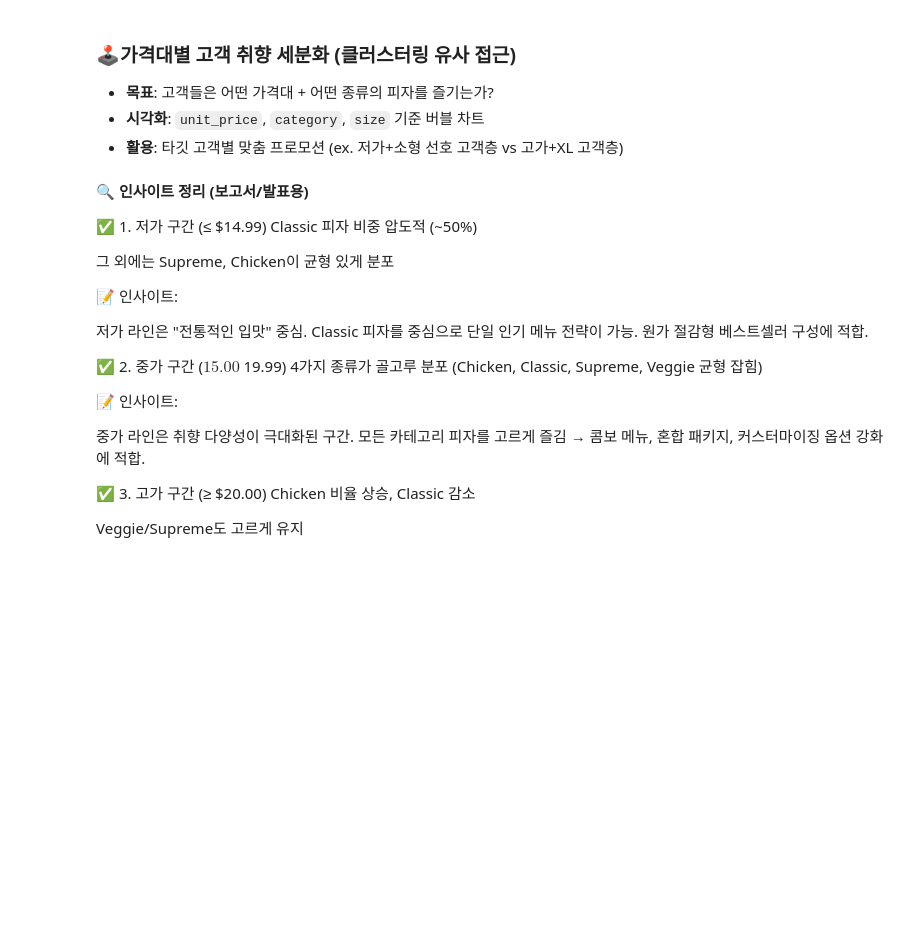
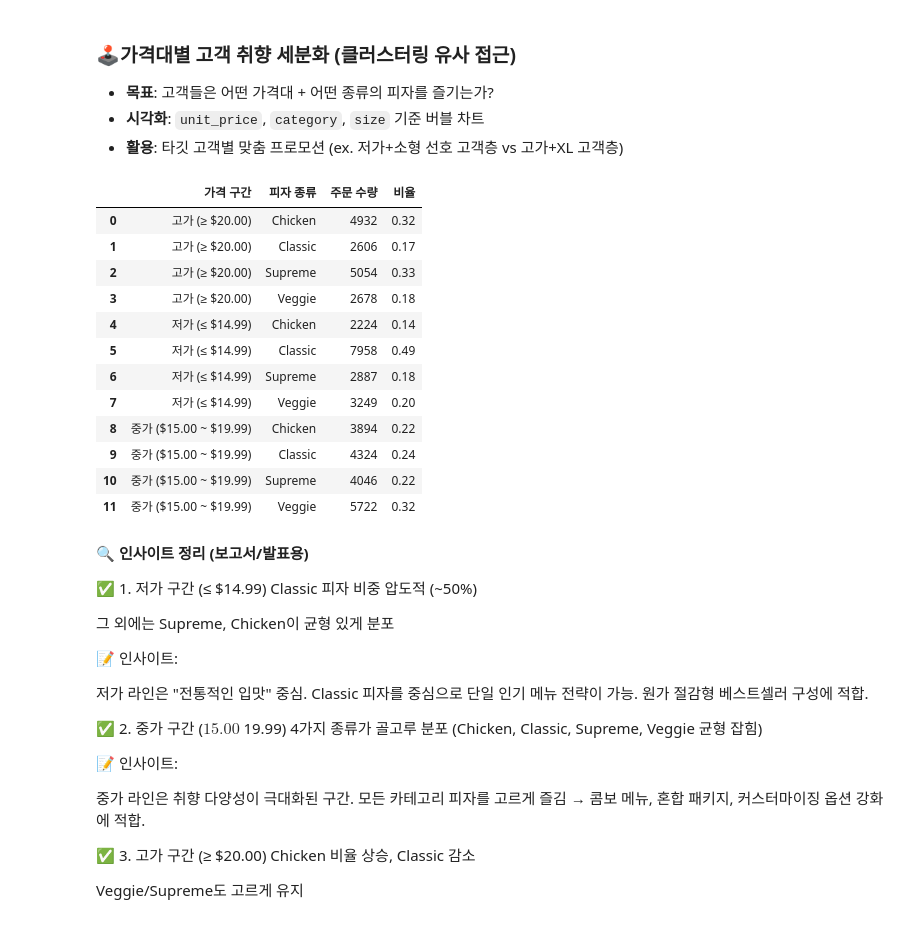
Before and after one commit to Lesly-kim/Mid_Project, a Jupyter notebook: EDA/EDA.ipynb, the cells around one changed output. Drawn from its saved outputs; the diff is of its cells as text; code cells hidden in the pictures; blank space fills up the shorter version.

```diff
--- a/EDA/EDA.ipynb
+++ b/EDA/EDA.ipynb
@@ -112,25 +175,39 @@ plt.show()
 # %%
 # 가격 구간화
 
 def 가격구간(가격):
     if 가격 <= 14.99:
         return '저가 (≤ $14.99)'
     elif 15.00 <= 가격 <= 19.99:
         return '중가 ($15.00 ~ $19.99)'
     else:
         return '고가 (≥ $20.00)'
 
 # 단가 기준으로 구간 분류
 df['가격 구간'] = df['단가'].apply(가격구간)
 
 # 가격 구간 + 피자 종류별 수량 합계
 grouped = df.groupby(['가격 구간', '피자 종류'])['주문 수량'].sum().reset_index()
 
 # 각 가격 구간에서 총 수량 기준으로 비율 계산
 grouped['비율'] = grouped.groupby('가격 구간')['주문 수량'].transform(lambda x: round(x / x.sum(), 2))
 grouped
 
-grouped.to_csv('가격대별 피자 종류 분석', index = False, encoding = 'utf-8-sig')
+# grouped.to_csv('가격대별 피자 종류 분석', index = False, encoding = 'utf-8-sig')
+# %% [output]
+|  | 가격 구간 | 피자 종류 | 주문 수량 | 비율 |
+| 0 | 고가 (≥ $20.00) | Chicken | 4932 | 0.32 |
+| 1 | 고가 (≥ $20.00) | Classic | 2606 | 0.17 |
+| 2 | 고가 (≥ $20.00) | Supreme | 5054 | 0.33 |
+| 3 | 고가 (≥ $20.00) | Veggie | 2678 | 0.18 |
+| 4 | 저가 (≤ $14.99) | Chicken | 2224 | 0.14 |
+| 5 | 저가 (≤ $14.99) | Classic | 7958 | 0.49 |
+| 6 | 저가 (≤ $14.99) | Supreme | 2887 | 0.18 |
+| 7 | 저가 (≤ $14.99) | Veggie | 3249 | 0.20 |
+| 8 | 중가 ($15.00 ~ $19.99) | Chicken | 3894 | 0.22 |
+| 9 | 중가 ($15.00 ~ $19.99) | Classic | 4324 | 0.24 |
+| 10 | 중가 ($15.00 ~ $19.99) | Supreme | 4046 | 0.22 |
+| 11 | 중가 ($15.00 ~ $19.99) | Veggie | 5722 | 0.32 |
 # %%
 # 누적 barplot으로 그려보기
 
```
Also changed, not shown: parts of 52 cells of this notebook, 6 other files.
